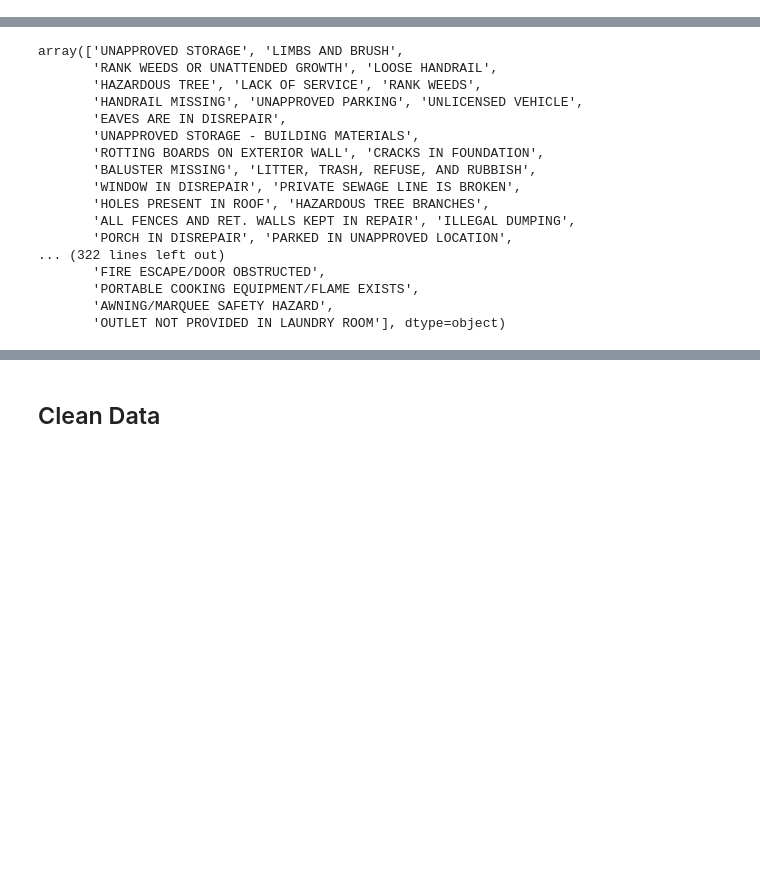
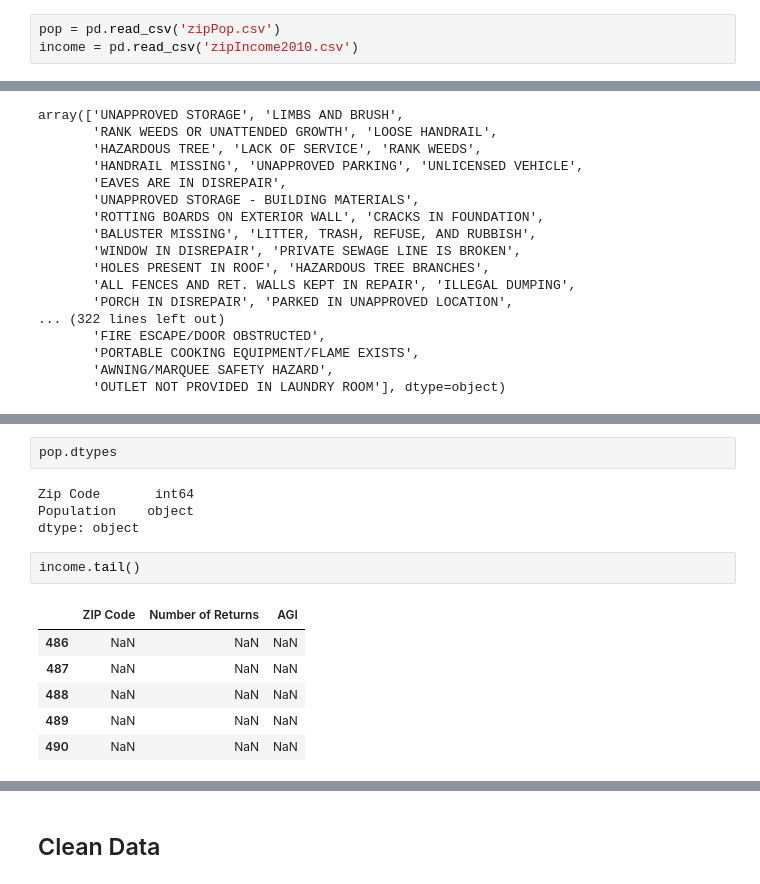
Before and after one commit to sjhaluck/KCMO-Property-and-Crime, a Jupyter notebook: KC_property_crime.ipynb, the cells around one changed output, grey strips where cells are left out. Drawn from its saved outputs; the diff is of its cells as text; blank space fills up the shorter version.

```diff
--- a/KC_property_crime.ipynb
+++ b/KC_property_crime.ipynb
@@ -100,0 +103,3 @@ violations = pd.read_csv('kc_property_violations.csv')
+# %%
+pop = pd.read_csv('zipPop.csv')
+income = pd.read_csv('zipIncome2010.csv')
@@ -401,0 +428,15 @@ array(['UNAPPROVED STORAGE', 'LIMBS AND BRUSH',
+# %%
+pop.dtypes
+# %% [output]
+Zip Code       int64
+Population    object
+dtype: object
+# %%
+income.tail()
+# %% [output]
+|  | ZIP Code | Number of Returns | AGI |
+| 486 | NaN | NaN | NaN |
+| 487 | NaN | NaN | NaN |
+| 488 | NaN | NaN | NaN |
+| 489 | NaN | NaN | NaN |
+| 490 | NaN | NaN | NaN |
```
Also changed, not shown: parts of 50 cells of this notebook, 1 other file.
